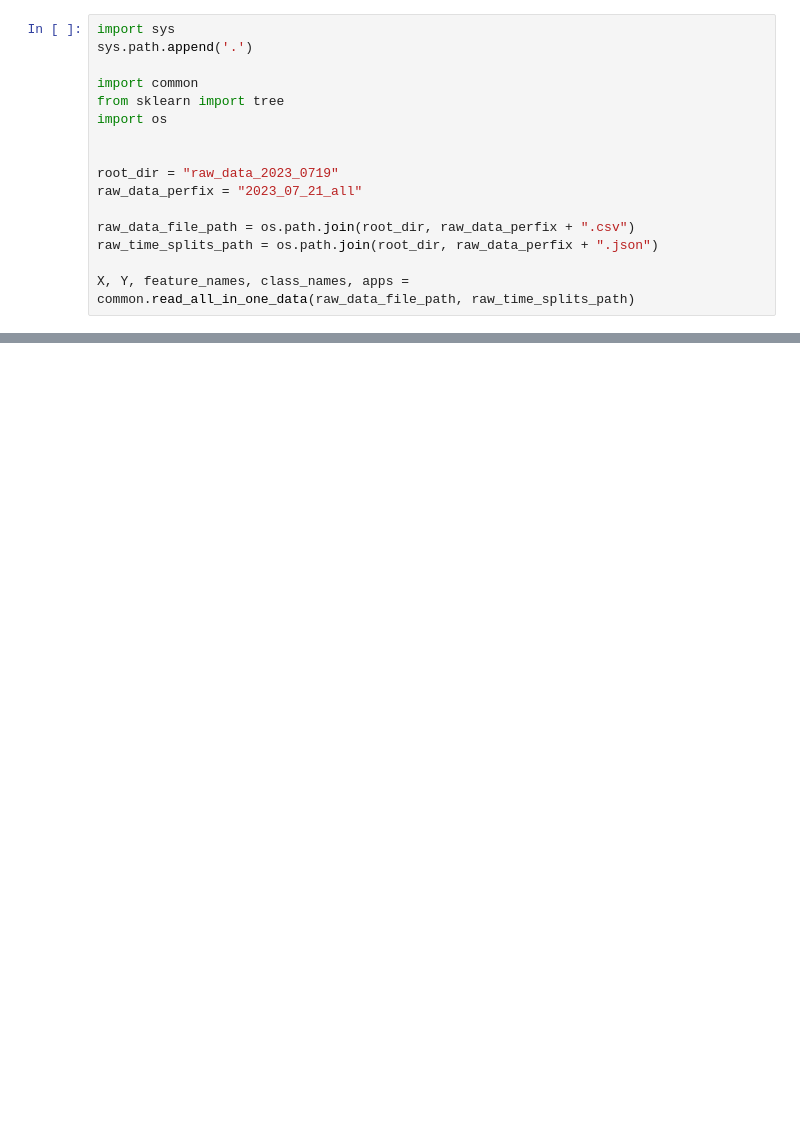
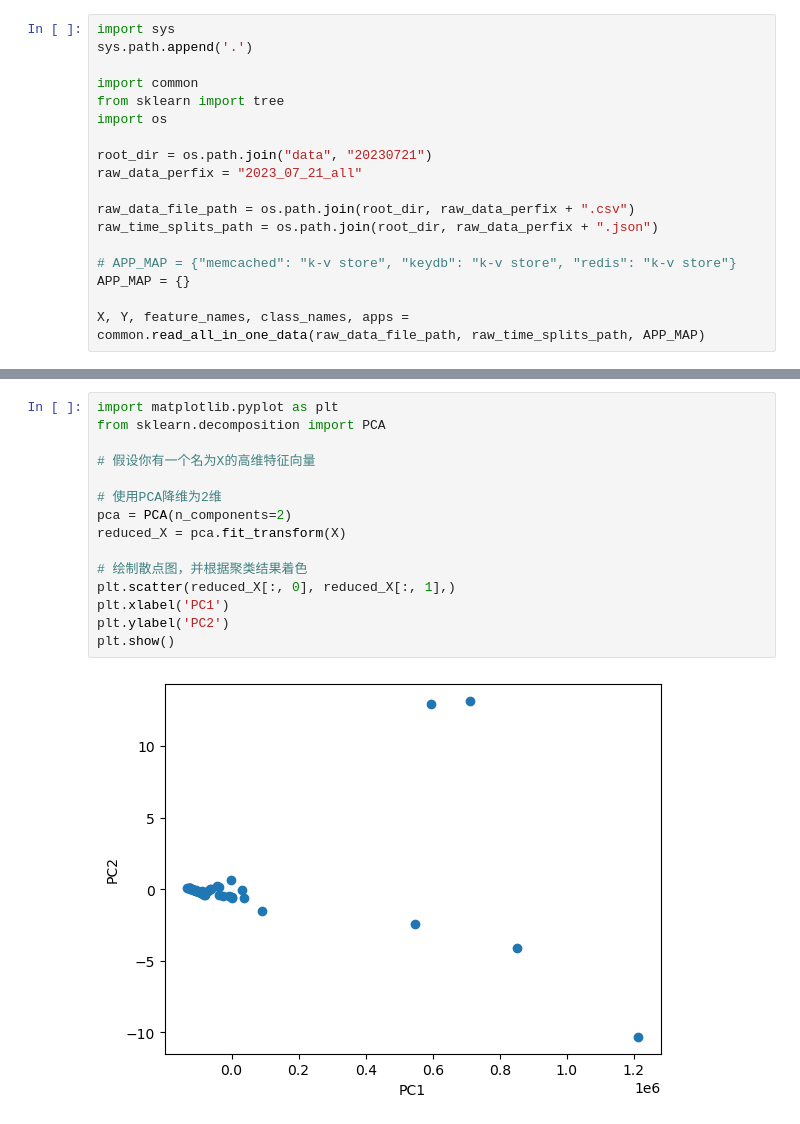
Before and after one commit to Faione/WorkloadAnalysis, a Jupyter notebook: app_classifier.ipynb, the cells around one changed output, grey strips where cells are left out. Saved outputs shown, nothing was run; the diff lists cells and outputs as text; blank space fills up the shorter version.

```diff
--- a/app_classifier.ipynb
+++ b/app_classifier.ipynb
@@ -6,11 +6,13 @@ import common
 from sklearn import tree
 import os
 
-
-root_dir = "raw_data_2023_0719"
+root_dir = os.path.join("data", "20230721")
 raw_data_perfix = "2023_07_21_all"
 
 raw_data_file_path = os.path.join(root_dir, raw_data_perfix + ".csv")
 raw_time_splits_path = os.path.join(root_dir, raw_data_perfix + ".json")
 
-X, Y, feature_names, class_names, apps = common.read_all_in_one_data(raw_data_file_path, raw_time_splits_path)
+# APP_MAP = {"memcached": "k-v store", "keydb": "k-v store", "redis": "k-v store"}
+APP_MAP = {}
+
+X, Y, feature_names, class_names, apps = common.read_all_in_one_data(raw_data_file_path, raw_time_splits_path, APP_MAP)
@@ -72,0 +134,17 @@ axs[1, 1].set_title("Non-optimal Number of Clusters")
+# %%
+import matplotlib.pyplot as plt
+from sklearn.decomposition import PCA
+
+# 假设你有一个名为X的高维特征向量
+
+# 使用PCA降维为2维
+pca = PCA(n_components=2)
+reduced_X = pca.fit_transform(X)
+
+# 绘制散点图，并根据聚类结果着色
+plt.scatter(reduced_X[:, 0], reduced_X[:, 1],)
+plt.xlabel('PC1')
+plt.ylabel('PC2')
+plt.show()
+# %% [output]
+[figure, added]
```
Also changed, not shown: parts of 6 cells of this notebook, 6 other files.
